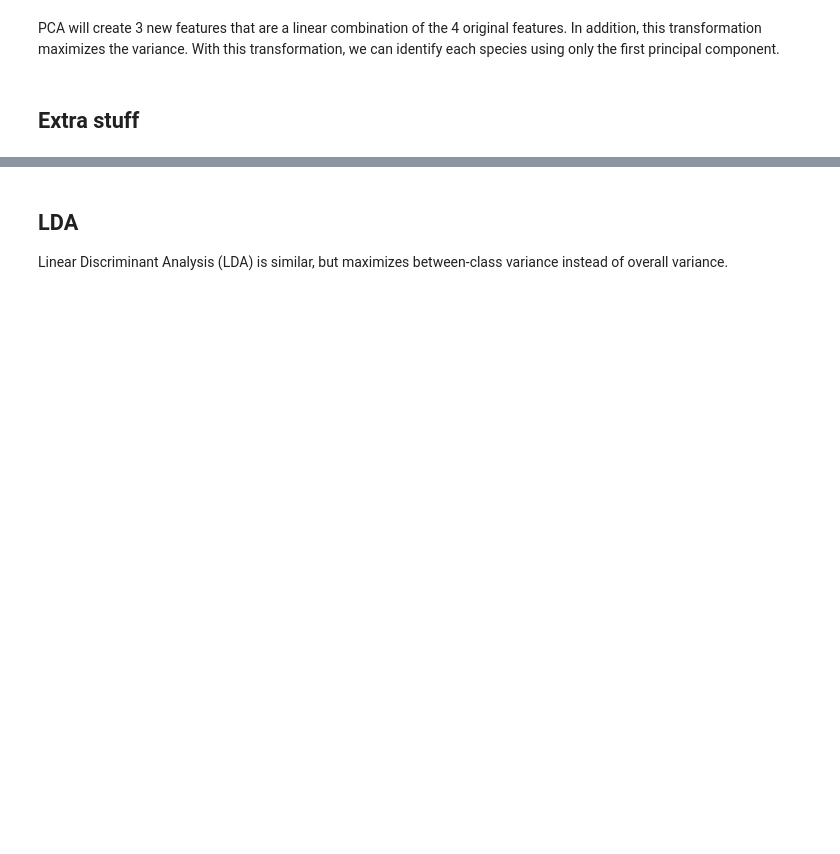
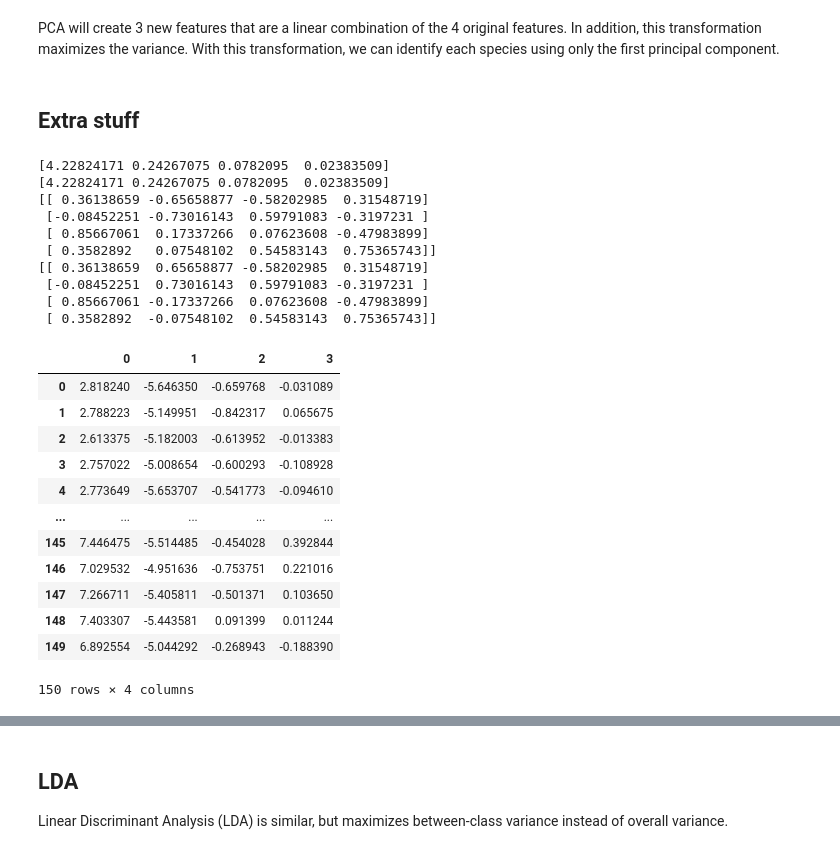
Before and after one commit to mru-data3464/w26, a Jupyter notebook: demo_code/05_numeric/plot_pca_iris.ipynb, the cells around one changed output, grey strips where cells are left out. Cells and saved outputs as stored; diff of their text form; code cells hidden in the pictures; blank space fills up the shorter version.

```diff
--- a/demo_code/05_numeric/plot_pca_iris.ipynb
+++ b/demo_code/05_numeric/plot_pca_iris.ipynb
@@ -81,6 +87,43 @@ plt.show()
 PCA will create 3 new features that are a linear combination of the 4 original features. In addition, this transformation maximizes the variance. With this transformation, we can identify each species using only the first principal component.
 # %% [markdown]
 ## Extra stuff
+# %%
+import numpy as np
+
+# PCA is eigendecomposition!
+X_centred = iris.data - iris.data.mean(axis = 0)
+C =  np.cov(X_centred, rowvar=False)
+Lambda, Q = np.linalg.eig(C)
+print(Lambda)
+print(pca.explained_variance_)
+
+# eigenvalues are columns, pca components are rows for some reason
+print(Q)
+print(pca.components_.T)
+# %% [output]
+[4.22824171 0.24267075 0.0782095  0.02383509]
+[4.22824171 0.24267075 0.0782095  0.02383509]
+[[ 0.36138659 -0.65658877 -0.58202985  0.31548719]
+ [-0.08452251 -0.73016143  0.59791083 -0.3197231 ]
+ [ 0.85667061  0.17337266  0.07623608 -0.47983899]
+ [ 0.3582892   0.07548102  0.54583143  0.75365743]]
+[[ 0.36138659  0.65658877 -0.58202985  0.31548719]
+ [-0.08452251  0.73016143  0.59791083 -0.3197231 ]
+ [ 0.85667061 -0.17337266  0.07623608 -0.47983899]
+ [ 0.3582892  -0.07548102  0.54583143  0.75365743]]
+|  | 0 | 1 | 2 | 3 |
+| 0 | 2.818240 | -5.646350 | -0.659768 | -0.031089 |
+| 1 | 2.788223 | -5.149951 | -0.842317 | 0.065675 |
+| 2 | 2.613375 | -5.182003 | -0.613952 | -0.013383 |
+| 3 | 2.757022 | -5.008654 | -0.600293 | -0.108928 |
+| 4 | 2.773649 | -5.653707 | -0.541773 | -0.094610 |
+| ... | ... | ... | ... | ... |
+| 145 | 7.446475 | -5.514485 | -0.454028 | 0.392844 |
+| 146 | 7.029532 | -4.951636 | -0.753751 | 0.221016 |
+| 147 | 7.266711 | -5.405811 | -0.501371 | 0.103650 |
+| 148 | 7.403307 | -5.443581 | 0.091399 | 0.011244 |
+| 149 | 6.892554 | -5.044292 | -0.268943 | -0.188390 |
+150 rows × 4 columns
 # %%
 # look at just the first two components
 fig, ax = plt.subplots()
```
Also changed, not shown: parts of 6 cells of this notebook, 4 other files.
